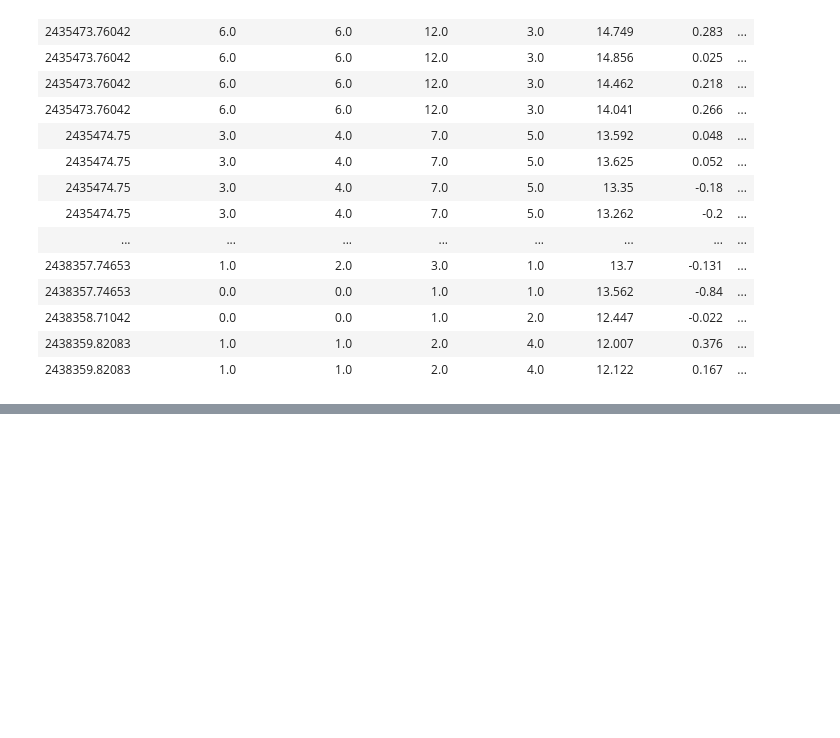
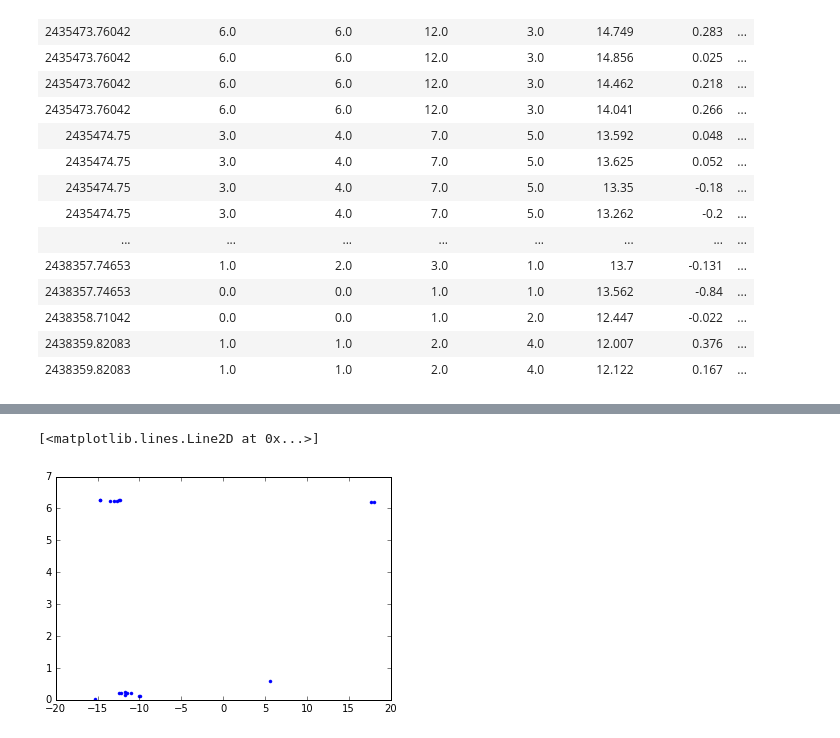
Before and after one commit to bmorris3/starspots, a Jupyter notebook: sun/mt_wilson_stsp.ipynb, the cells around one changed output, grey strips where cells are left out. Drawn from its saved outputs; the diff is of its cells as text; code cells hidden in the pictures; blank space fills up the shorter version.

```diff
--- a/sun/mt_wilson_stsp.ipynb
+++ b/sun/mt_wilson_stsp.ipynb
@@ -120,27 +85,0 @@ p = plot_tissot_ellipse(0, 0,
-# %%
-from matplotlib.patches import Ellipse
-start_time = Time('1970-01-01')
-end_time = Time('1971-01-01')
-
-time_range = (table['jd'] < end_time.jd) & (table['jd'] > start_time.jd)
-spots_within_range = table[time_range][::100]
-
-# Plot the built-in projections
-fig = plt.figure(figsize=(8, 8))
-ax = plt.subplot(111)
-
-cmap = plt.cm.viridis
-for spot in spots_within_range:
-    latitude, longitude = spot['group_latitude_day_1'], spot['group_longitude_day_1']
-    area = 1e-6*spot['group_area_day_1']
-
-    radius = 100 * np.tan(np.sqrt(2 * area))
-
-    #print(longitude, latitude, radius)
-    circle1=plt.Circle((longitude, latitude), radius, color='k', alpha=0.3)
-    ax.add_artist(circle1)
-
-ax.set_xlim([-60, 60])
-ax.set_ylim([-40, 40])
-ax.set_aspect(1)
-ax.set(xlabel='Longitude', ylabel='Latitude')
@@ -360,0 +235,5 @@ for i in range(20):
+# %%
+plt.plot(np.degrees(np.pi/2 - thetas), phis, '.')
+# %% [output]
+[<matplotlib.lines.Line2D at 0x...>]
+[figure, added]
```
Also changed, not shown: parts of 13 cells of this notebook.
